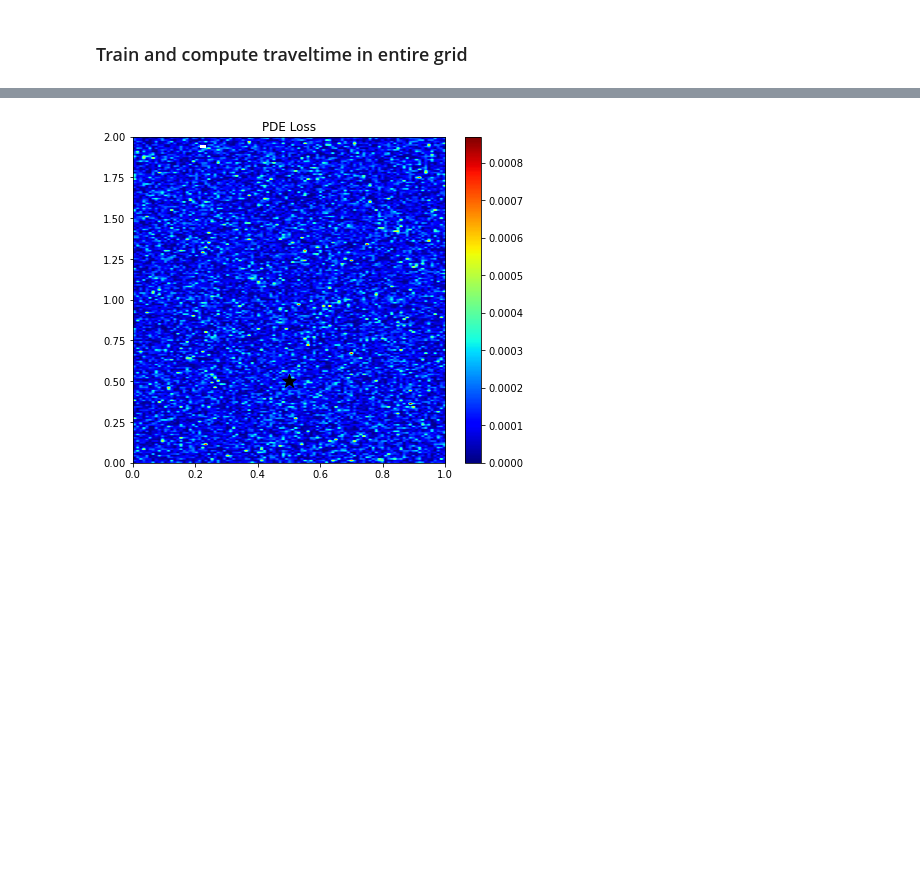
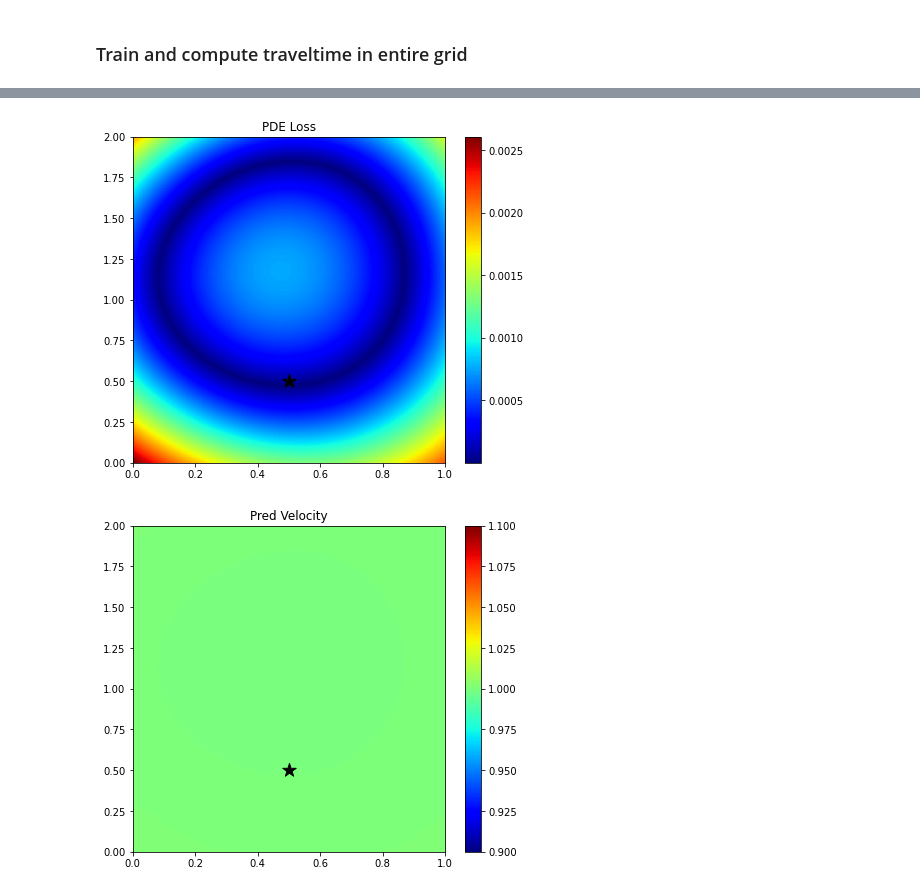
Before and after one commit to DIG-Kaust/MLgeoscience, a Jupyter notebook: labs/notebooks/EikonalPINN/EikonalPINN_constant.ipynb, the cells around one changed output, grey strips where cells are left out. Cells and saved outputs as stored; diff of their text form; code cells hidden in the pictures; blank space fills up the shorter version.

```diff
--- a/labs/notebooks/EikonalPINN/EikonalPINN_constant.ipynb
+++ b/labs/notebooks/EikonalPINN/EikonalPINN_constant.ipynb
@@ -60,12 +60,17 @@ lay = 'linear' # 'adaptive'
 unit = 100
 hidden = 3
 
+# Scaling
+scaling = 10.
+
 # Optimizer
+opttype = 'adam'
 lr = 1e-3
 epochs = 1000
 perc = 0.25 # 0.25
-randompoints = True #False
-batch_size = 256 # None
+randompoints = True
+batch_size = 256
+pretrain = False
 
 # Weights
 lambda_pde, lambda_init = 1., 10. # 1, 10
@@ -78,6 +83,7 @@ oz, dz, nz = 0., 10./1000., 201
 
 # Velocity model (km/s)
 v0 = 1000./1000.
+vscaler = 1. #v0**2
 vel = v0 * np.ones((nx, nz))
 
 # Source (km)
@@ -116,6 +123,9 @@ No handles with labels found to put in legend.
 It is interesting to observe how a numerical solution based on the Fast-Marching Method (FMM) does actually produce some error due to the coarse discretization. This may be improved refining the discrete grid at the cost of running a more expensive simulation.
 # %% [markdown]
 ### Training data and network
+# %%
+# Apply scaling
+X, Z, Xs, Zs = X/scaling, Z/scaling, xs/scaling, zs/scaling
 # %%
 # Remove source from grid of points to be used in training
 X_nosrc, Z_nosrc, v_nosrc, t0_nosrc, t0_dx_nosrc, t0_dz_nosrc = \
@@ -171,8 +180,9 @@ No handles with labels found to put in legend.
 # %%
 # Compute PDE loss
-pde_loader, _ = create_dataloader(X, Z, xs, zs, vel.ravel(), t0.ravel(), t0_dx.ravel(), t0_dz.ravel(), perc=1.)
+pde_loader, _ = create_dataloader(X, Z, Xs, Zs, vel.ravel(), t0.ravel(), t0_dx.ravel(), t0_dz.ravel(),
+                                  perc=1., shuffle=False)
 
-pde = evaluate_pde(model, pde_loader)
+pde, vpred = evaluate_pde(model, pde_loader, vscaler=vscaler)
 
 plt.figure(figsize=(7, 6))
 im = plt.imshow(np.abs(pde.detach().cpu().numpy().reshape(nx, nz).T),
@@ -181,4 +191,12 @@ plt.scatter(xs, zs, s=200, marker='*', color='k')
 plt.title('PDE Loss')
 plt.axis('tight')
 plt.colorbar(im);
+
+plt.figure(figsize=(7, 6))
+im = plt.imshow(vpred.detach().cpu().numpy().reshape(nx, nz).T,
+                extent=(x[0], x[-1], z[0], z[-1]), cmap='jet', origin='lower')
+plt.scatter(xs, zs, s=200, marker='*', color='k')
+plt.title('Pred Velocity')
+plt.axis('tight')
+plt.colorbar(im);
 # %% [output]
@@ -264,15 +358,25 @@ Overall error 0.0036079950165190076
 # %%
 # Compute PDE loss
-pde_loader, _ = create_dataloader(X, Z, xs, zs, vel.ravel(), t0.ravel(), t0_dx.ravel(), t0_dz.ravel(), perc=1.)
+pde_loader, _ = create_dataloader(X, Z, Xs, Zs, vel.ravel(), t0.ravel(), t0_dx.ravel(), t0_dz.ravel(),
+                                  perc=1., shuffle=False)
 
-pde = evaluate_pde(model, pde_loader)
+pde, vpred = evaluate_pde(model, pde_loader, vscaler=vscaler)
 
 plt.figure(figsize=(7, 6))
 im = plt.imshow(np.abs(pde.detach().cpu().numpy().reshape(nx, nz).T),
                 extent=(x[0], x[-1], z[0], z[-1]), cmap='jet', origin='lower')
 plt.scatter(xs, zs, s=200, marker='*', color='k')
 plt.title('PDE Loss')
 plt.axis('tight')
 plt.colorbar(im);
+
+plt.figure(figsize=(7, 6))
+im = plt.imshow(vpred.detach().cpu().numpy().reshape(nx, nz).T, vmin=0.9*v0, vmax=1.1*v0,
+                extent=(x[0], x[-1], z[0], z[-1]), cmap='jet', origin='lower')
+plt.scatter(xs, zs, s=200, marker='*', color='k')
+plt.title('Pred Velocity')
+plt.axis('tight')
+plt.colorbar(im);
 # %% [output]
-[figure, old version]
+[figure, new version]
+[figure, added]
```
Also changed, not shown: parts of 11 cells of this notebook, 5 other files.
